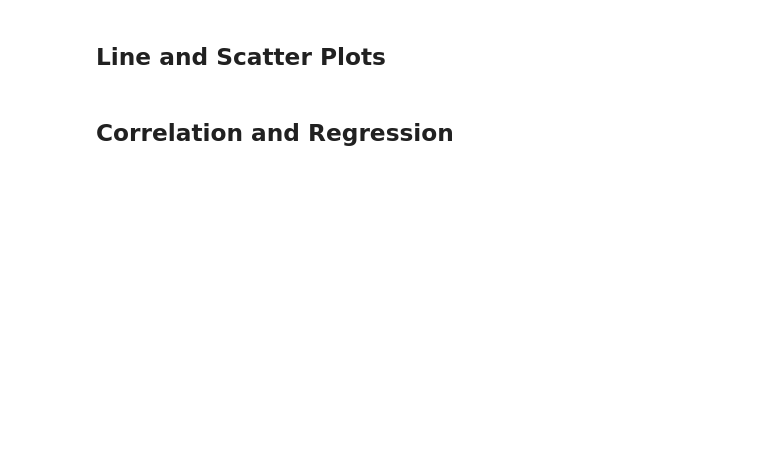
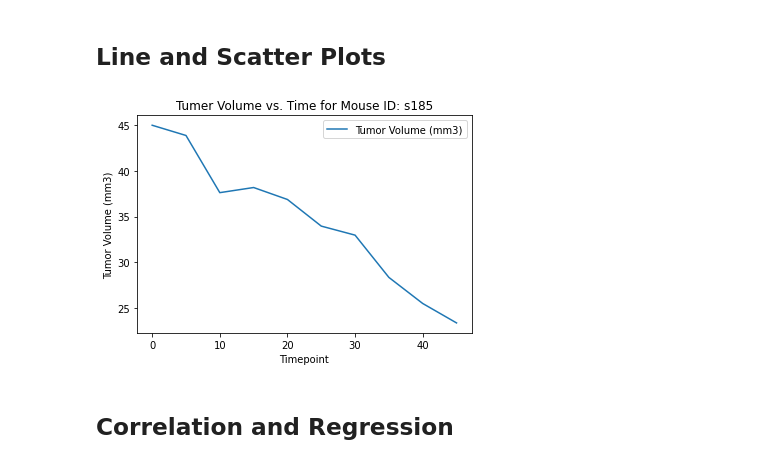
Before and after one commit to mpetersen49/matplotlib-challenge, a Jupyter notebook: pymaceuticals_starter.ipynb, the cells around one changed output. Drawn from its saved outputs; the diff is of its cells as text; code cells hidden in the pictures; blank space fills up the shorter version.

```diff
--- a/pymaceuticals_starter.ipynb
+++ b/pymaceuticals_starter.ipynb
@@ -280,6 +286,14 @@ last_tumor_vol_filtered
 ## Line and Scatter Plots
 # %%
 # Generate a line plot of tumor volume vs. time point for a mouse treated with Capomulin
+mouseID = "s185"
+line_plot_data = results_cleaned.loc[results_cleaned["Mouse ID"] == mouseID, :]
+line_plot_data.plot("Timepoint", "Tumor Volume (mm3)")
+plt.ylabel("Tumor Volume (mm3)")
+plt.title(f"Tumer Volume vs. Time for Mouse ID: {mouseID}")
+plt.show()
+# %% [output]
+[figure, added]
 # %%
 # Generate a scatter plot of average tumor volume vs. mouse weight for the Capomulin regimen
 # %% [markdown]
```
Also changed, not shown: parts of 12 cells of this notebook.
